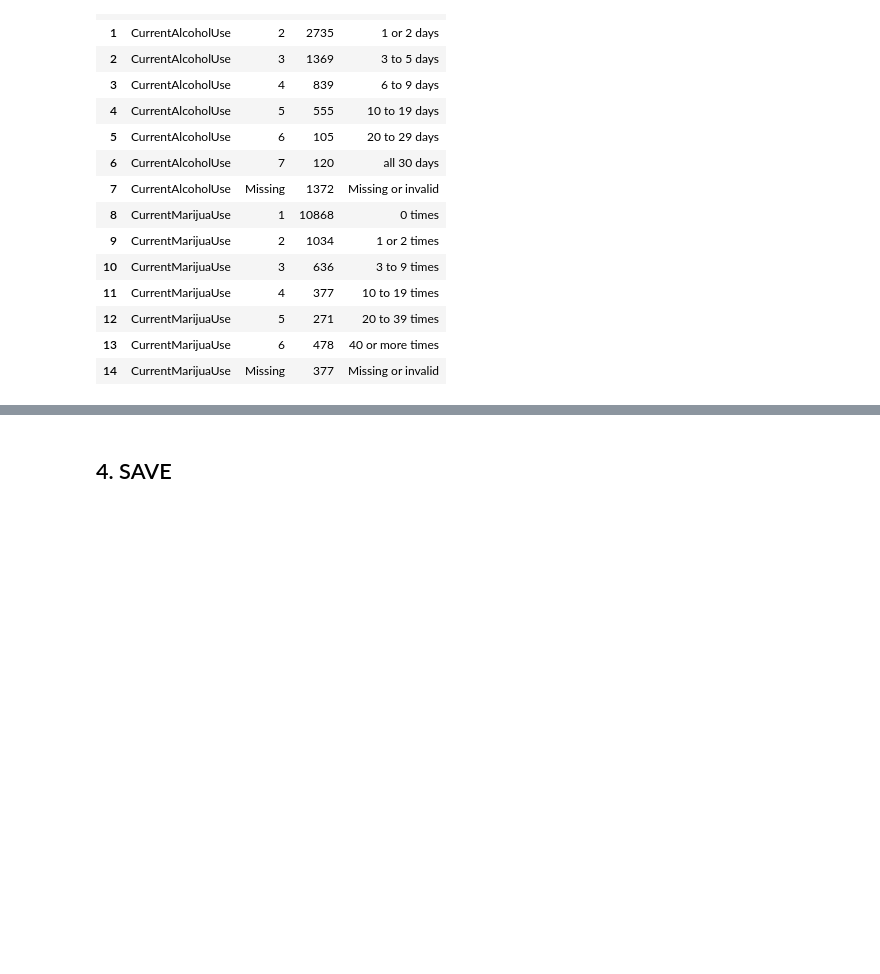
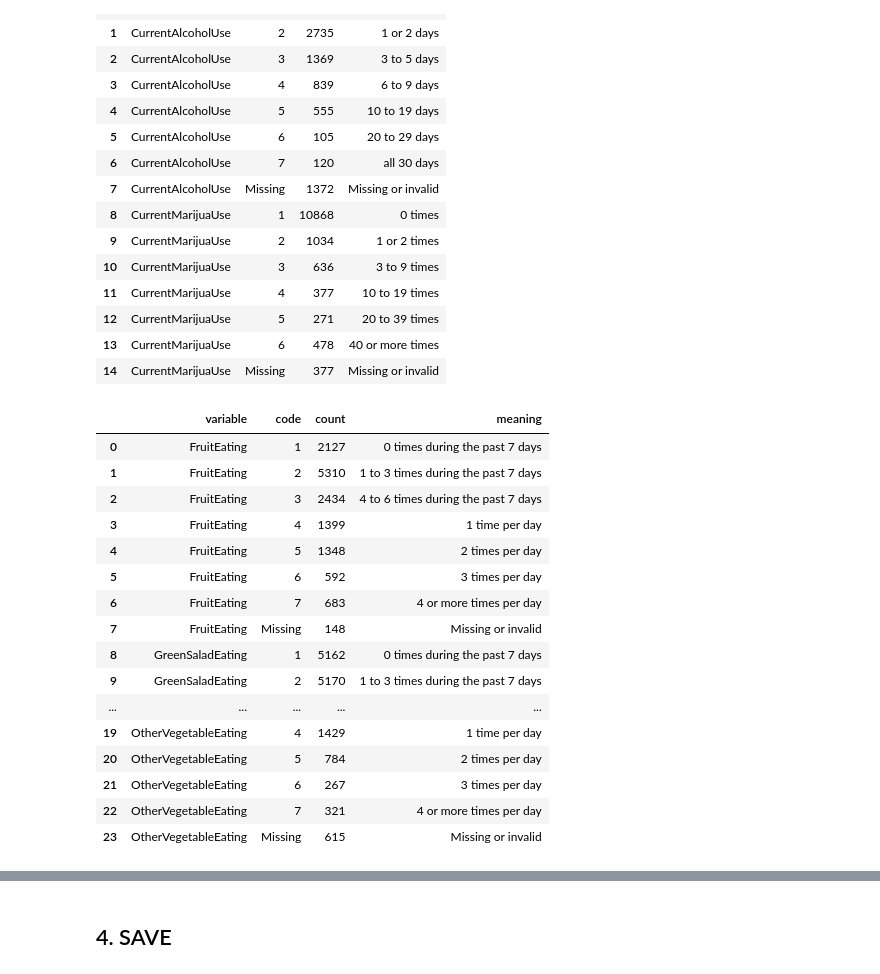
Before and after one commit to asd854026/2026-Spring-Stat2-Cycle3, a Jupyter notebook: notebooks/01_DataCheck.ipynb, the cells around one changed output, grey strips where cells are left out. Drawn from its saved outputs; the diff is of its cells as text; code cells hidden in the pictures; blank space fills up the shorter version.

```diff
--- a/notebooks/01_DataCheck.ipynb
+++ b/notebooks/01_DataCheck.ipynb
@@ -28,12 +28,13 @@ PROCESSED_DIR = ROOT / "data" / "processed"
 PROCESSED_DIR.mkdir(parents=True, exist_ok=True)
 
 Q8_PROCESSED_PATH = PROCESSED_DIR / "yrbs_cycle3_q8_processed_only.csv"
-HEALTH_RISK_PROCESSED_PATH = PROCESSED_DIR / "yrbs_cycle3_health_risk_processed_only.csv"
+ADDITIONAL_PROCESSED_PATH = PROCESSED_DIR / "yrbs_cycle3_substance_diet_processed_only.csv"
 
 TAB_DIR = ROOT / "outputs" / "tables"
 TAB_DIR.mkdir(parents=True, exist_ok=True)
 
-pd.set_option("display.max_columns", 50)
+pd.set_option("display.max_columns", 60)
+pd.set_option("display.float_format", "{:.4f}".format)
 
 # ------------------------------------------------------------
 # Load raw data
@@ -44,33 +45,32 @@ raw = pd.read_csv(RAW_PATH)
 recoded = pd.DataFrame(index=raw.index)
 
 print("Rows, columns:", raw.shape)
-
 # ------------------------------------------------------------
 # Helper functions
 # ------------------------------------------------------------
 def recode_binary(series, yes_codes, no_codes):
+    """Recode a raw categorical series into 1/0/NA."""
     result = pd.Series(pd.NA, index=series.index, dtype="Int64")
     result.loc[series.isin(no_codes)] = 0
     result.loc[series.isin(yes_codes)] = 1
     return result
 
 
-def raw_code_count_table(series, label_map, output_name):
+def raw_code_count_table(series, label_map, variable_name):
+    """Create a raw-code count table for documentation."""
     valid_codes = list(label_map.keys())
 
-    table = pd.DataFrame({
+    return pd.DataFrame({
+        "variable": variable_name,
         "code": valid_codes + ["Missing"],
         "count": [int(series.eq(code).sum()) for code in valid_codes]
                  + [int((series.isna() | ~series.isin(valid_codes)).sum())],
         "meaning": list(label_map.values()) + ["Missing or invalid"]
     })
 
-    table.to_csv(TAB_DIR / output_name, index=False)
-    display(table)
-    return table
-
 
 def save_processed_only(data, cols, required_cols, path, label):
+    """Save a processed-only dataset with only selected recoded columns."""
     missing_cols = [col for col in cols if col not in data.columns]
     if missing_cols:
         raise ValueError(f"Missing required columns for {label}: {missing_cols}")
@@ -79,7 +79,7 @@ def save_processed_only(data, cols, required_cols, path, label):
     processed = processed[cols].copy()
 
     for col in processed.columns:
-        if col.endswith("_binary") or col == "health_risk_behavior_count":
+        if col.endswith("_binary") or col.endswith("_count"):
             processed[col] = processed[col].astype(int)
 
     processed.to_csv(path, index=False)
@@ -375,4 +378,70 @@ display(alcohol_marijuana_counts)
 | 12 | CurrentMarijuaUse | 5 | 271 | 20 to 39 times |
 | 13 | CurrentMarijuaUse | 6 | 478 | 40 or more times |
 | 14 | CurrentMarijuaUse | Missing | 377 | Missing or invalid |
+# %%
+# ------------------------------------------------------------
+# Healthy diet variables
+# ------------------------------------------------------------
+fruit_raw = raw["FruitEating"]
+green_salad_raw = raw["GreenSaladEating"]
+other_veg_raw = raw["OtherVegetableEating"]
+
+# Codes 4-7 = at least 1 time per day; codes 1-3 = less than daily
+recoded["fruit_daily_binary"] = recode_binary(
+    fruit_raw,
+    yes_codes=[4, 5, 6, 7],
+    no_codes=[1, 2, 3]
+)
+
+recoded["green_salad_daily_binary"] = recode_binary(
+    green_salad_raw,
+    yes_codes=[4, 5, 6, 7],
+    no_codes=[1, 2, 3]
+)
+
+recoded["other_vegetable_daily_binary"] = recode_binary(
+    other_veg_raw,
+    yes_codes=[4, 5, 6, 7],
+    no_codes=[1, 2, 3]
+)
+
+diet_label_map = {
+    1: "0 times during the past 7 days",
+    2: "1 to 3 times during the past 7 days",
+    3: "4 to 6 times during the past 7 days",
+    4: "1 time per day",
+    5: "2 times per day",
+    6: "3 times per day",
+    7: "4 or more times per day"
+}
+
+healthy_diet_code_counts = pd.concat(
+    [
+        raw_code_count_table(fruit_raw, diet_label_map, "FruitEating"),
+        raw_code_count_table(green_salad_raw, diet_label_map, "GreenSaladEating"),
+        raw_code_count_table(other_veg_raw, diet_label_map, "OtherVegetableEating")
+    ],
+    ignore_index=True
+)
+
+healthy_diet_code_counts.to_csv(TAB_DIR / "01_healthy_diet_code_counts.csv", index=False)
+display(healthy_diet_code_counts)
+# %% [output]
+|  | variable | code | count | meaning |
+| 0 | FruitEating | 1 | 2127 | 0 times during the past 7 days |
+| 1 | FruitEating | 2 | 5310 | 1 to 3 times during the past 7 days |
+| 2 | FruitEating | 3 | 2434 | 4 to 6 times during the past 7 days |
+| 3 | FruitEating | 4 | 1399 | 1 time per day |
+| 4 | FruitEating | 5 | 1348 | 2 times per day |
+| 5 | FruitEating | 6 | 592 | 3 times per day |
+| 6 | FruitEating | 7 | 683 | 4 or more times per day |
+| 7 | FruitEating | Missing | 148 | Missing or invalid |
+| 8 | GreenSaladEating | 1 | 5162 | 0 times during the past 7 days |
+| 9 | GreenSaladEating | 2 | 5170 | 1 to 3 times during the past 7 days |
+| ... | ... | ... | ... | ... |
+| 19 | OtherVegetableEating | 4 | 1429 | 1 time per day |
+| 20 | OtherVegetableEating | 5 | 784 | 2 times per day |
+| 21 | OtherVegetableEating | 6 | 267 | 3 times per day |
+| 22 | OtherVegetableEating | 7 | 321 | 4 or more times per day |
+| 23 | OtherVegetableEating | Missing | 615 | Missing or invalid |
 # %% [markdown]
```
Also changed, not shown: parts of 10 cells of this notebook, 33 other files.
